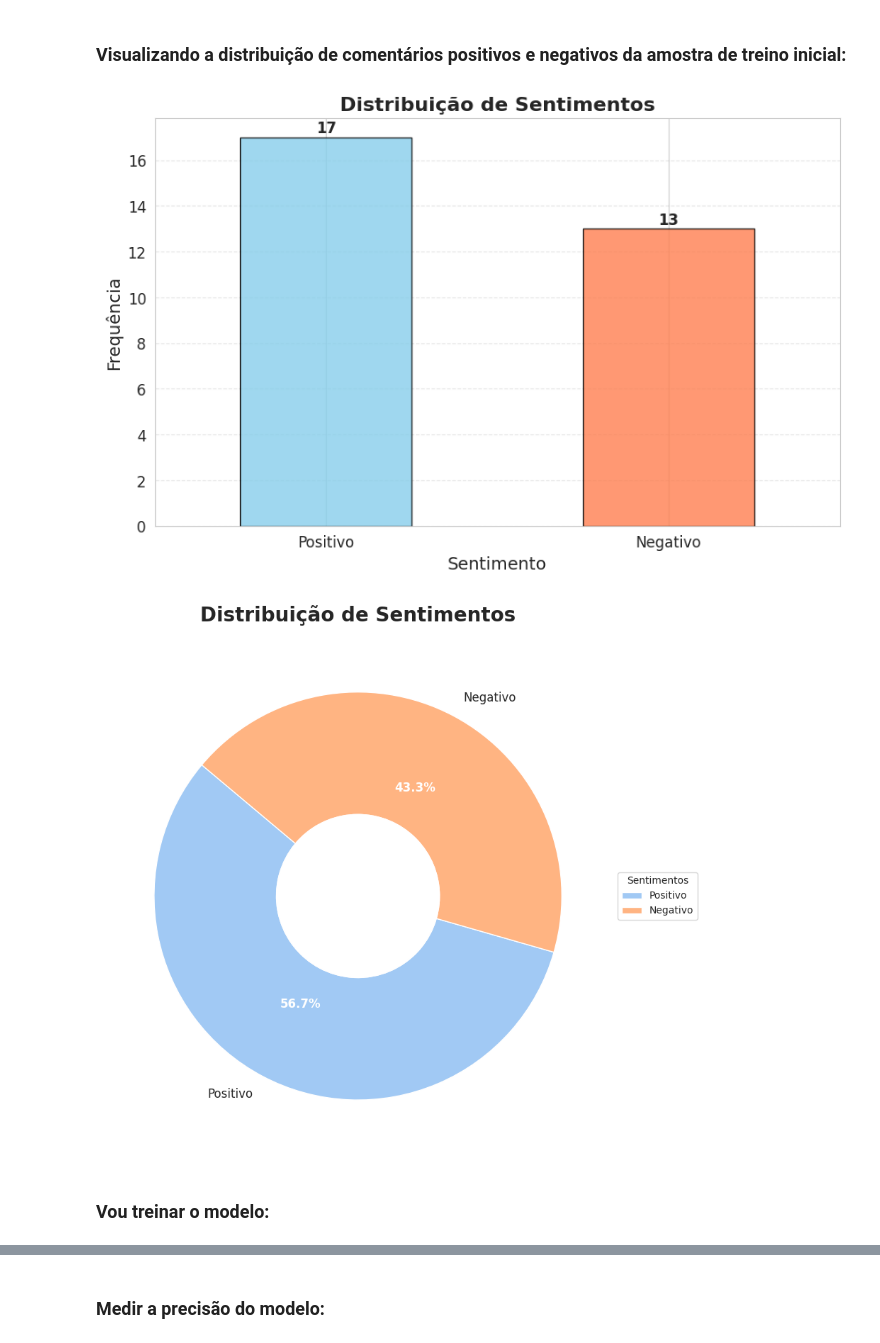
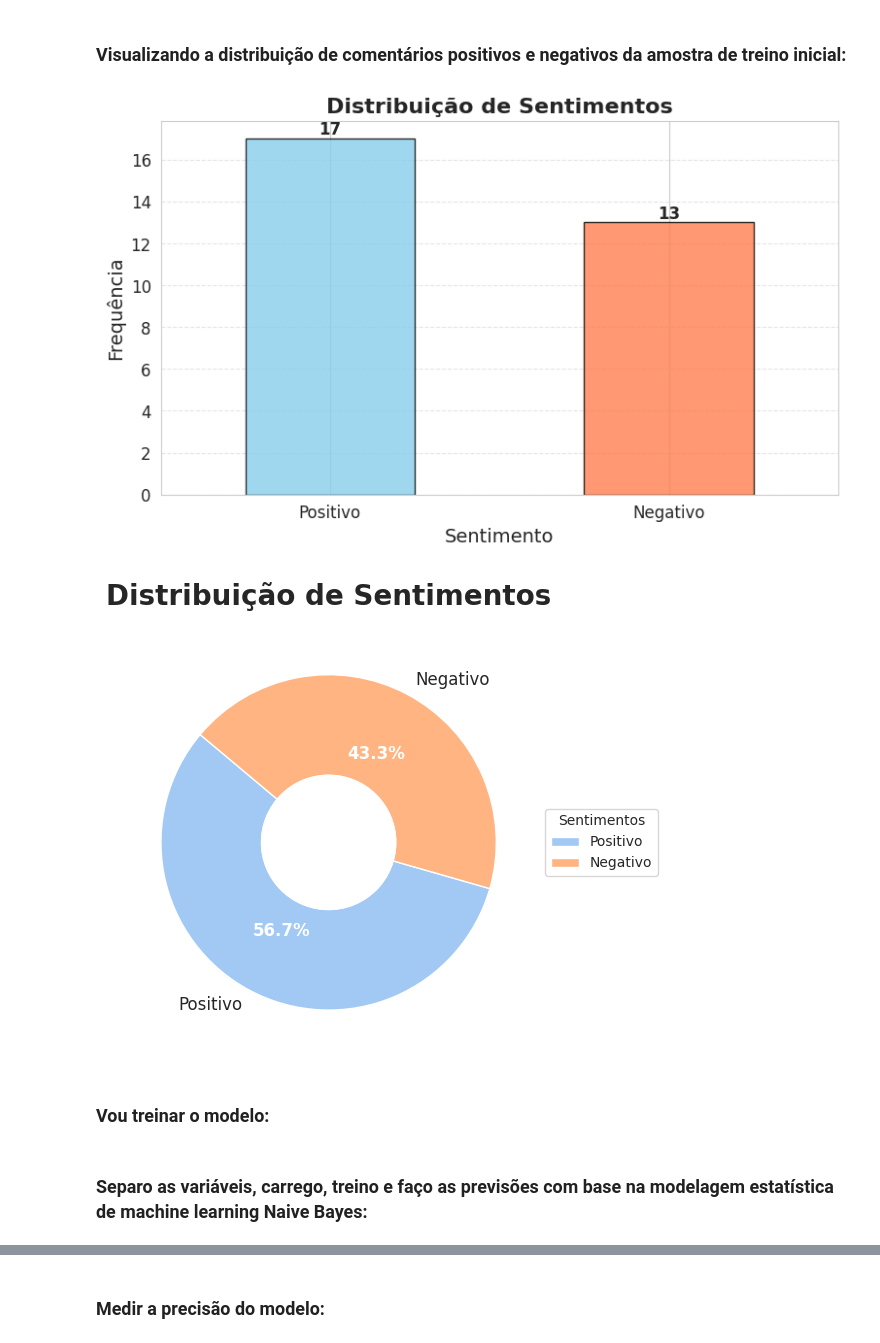
Before and after one commit to jlcamelo2350/Dados-e-automacao, a Jupyter notebook: Análise de Setimentos/Projeto_análise_de_sentimentos.ipynb, the cells around one changed output, grey strips where cells are left out. Drawn from its saved outputs; the diff is of its cells as text; code cells hidden in the pictures.

```diff
--- a/Análise de Setimentos/Projeto_análise_de_sentimentos.ipynb
+++ b/Análise de Setimentos/Projeto_análise_de_sentimentos.ipynb
@@ -97,35 +139,35 @@ Veja as 5 primeiras linhas da tabela:
 # %%
 # Contando a frequência de cada sentimento
 sentimento_counts = df['Sentimento'].value_counts()
 
 # Criando o gráfico de barras
-plt.figure(figsize=(10, 6))
+plt.figure(figsize=(9, 5))
 ax = sentimento_counts.plot(kind='bar', color=['skyblue', 'coral'], alpha=0.8, edgecolor='black')
 
 # Adicionando título e rótulos dos eixos
 plt.title('Distribuição de Sentimentos', fontsize=16, fontweight='bold')
 plt.xlabel('Sentimento', fontsize=14)
 plt.ylabel('Frequência', fontsize=14)
 
 # Adicionando rótulos de dados nas barras
 for i, value in enumerate(sentimento_counts):
     plt.text(i, value + 0.2, f'{value}', ha='center', fontsize=12, fontweight='bold')
 
 # Ajustando as configurações dos ticks e da grid
 plt.xticks(rotation=0, fontsize=12)
 plt.yticks(fontsize=12)
 plt.grid(axis='y', linestyle='--', alpha=0.2, color='gray')
 
 # Exibindo o gráfico
 plt.show()
 # %% [output]
-[figure, old version]
+[figure, new version]
 # %%
 # Configurando o estilo do Seaborn para um visual mais moderno
 sns.set_style("whitegrid")
 
 # Criando o gráfico de pizza
-plt.figure(figsize=(10, 8))
+plt.figure(figsize=(8, 5))
 colors = sns.color_palette("pastel")[0:2]
 
 wedges, texts, autotexts = plt.pie(sentimento_counts,
@@ -159,9 +201,11 @@ plt.tight_layout()
 # Exibindo o gráfico
 plt.show()
 # %% [output]
-[figure, old version]
+[figure, new version]
 # %% [markdown]
 ### Vou treinar o modelo:
+# %% [markdown]
+### Separo as variáveis, carrego, treino e faço as previsões com base na modelagem estatística de machine learning Naive Bayes:
 # %%
 # Convertendo as frases para vetores de contagem de palavras
 vectorizer = CountVectorizer()
```
Also changed, not shown: parts of 15 cells of this notebook.
